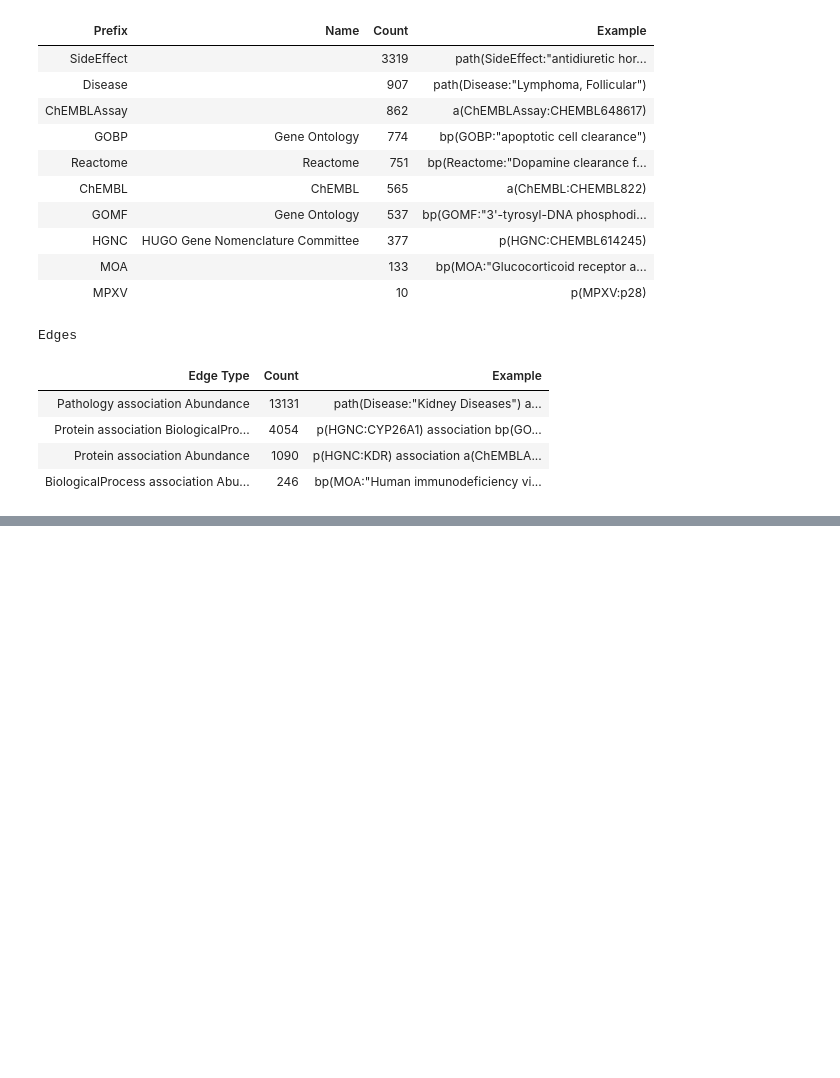
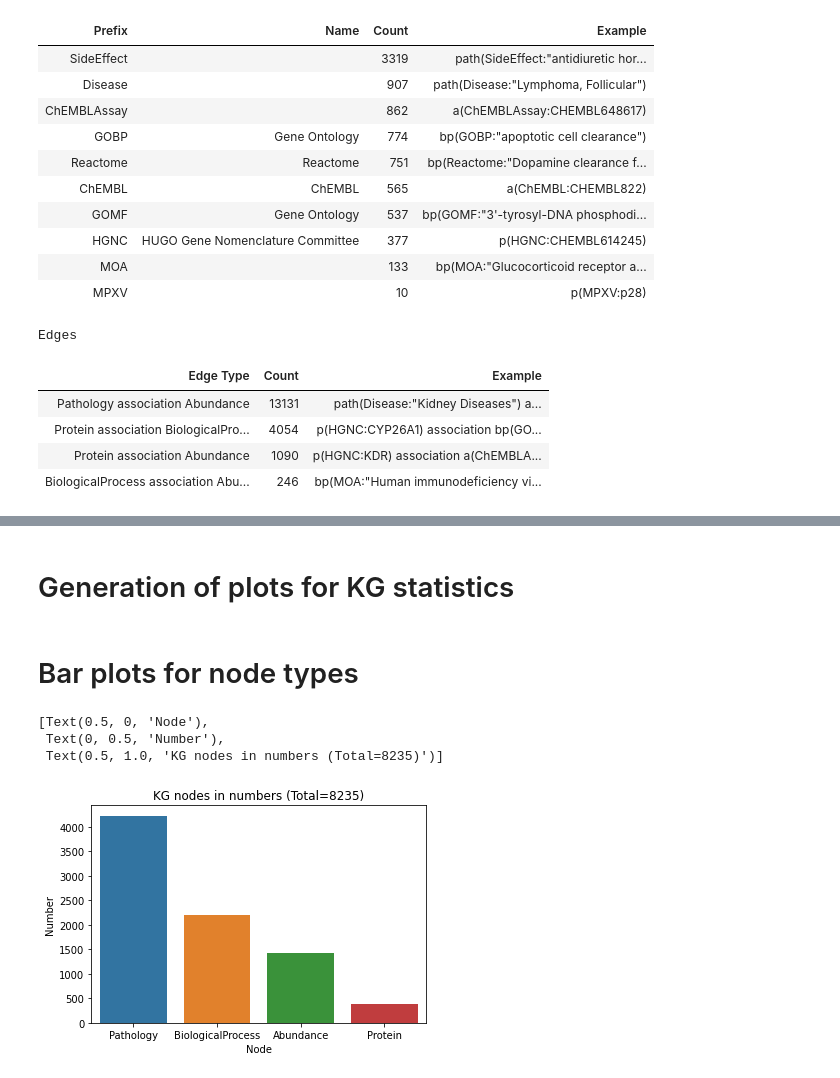
Before and after one commit to Fraunhofer-ITMP/mpox-kg, a Jupyter notebook: graph.ipynb, the cells around one changed output, grey strips where cells are left out. Cells and saved outputs as stored; diff of their text form; code cells hidden in the pictures; blank space fills up the shorter version.

```diff
--- a/graph.ipynb
+++ b/graph.ipynb
@@ -513,0 +606,15 @@ mpox_graph
+# %% [markdown]
+# Generation of plots for KG statistics
+# %% [markdown]
+# Bar plots for node types
+# %%
+node_data = {'Node':['Pathology','BiologicalProcess','Abundance','Protein'],
+       'Number':[4226,2195,1427,387]}
+node = pd.DataFrame(node_data)
+a = sns.barplot(x="Node", y="Number", data=node)
+a.set(xlabel='Node',ylabel='Number',title= 'KG nodes in numbers (Total=8235)')
+# %% [output]
+[Text(0.5, 0, 'Node'),
+ Text(0, 0.5, 'Number'),
+ Text(0.5, 1.0, 'KG nodes in numbers (Total=8235)')]
+[figure, added]
```
Also changed, not shown: parts of 79 cells of this notebook, 16 other files.
